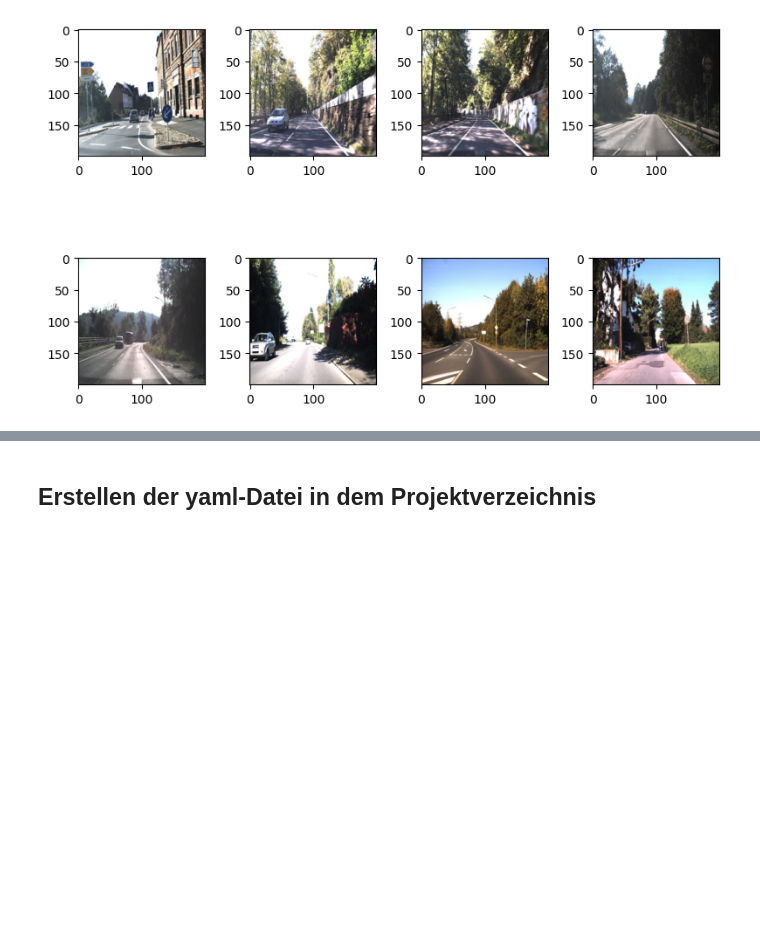
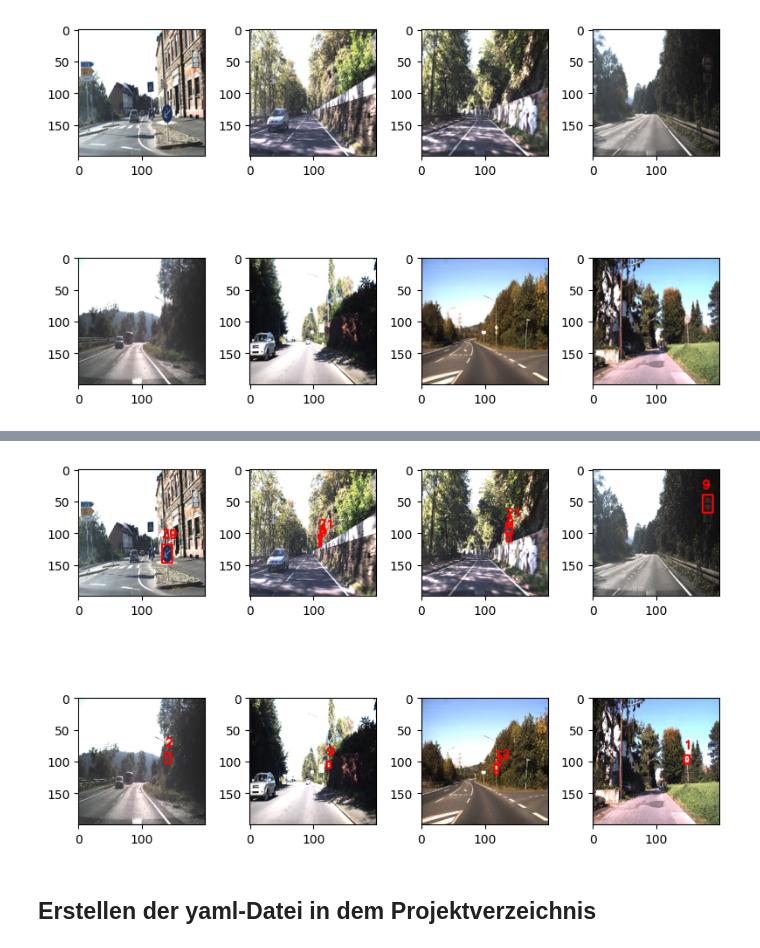
Before and after one commit to Laieb786/projekt-cnn-yolo-echtzeiterkennung-verkehszeichen-gtsrb, a Jupyter notebook: cnn_echtzeiterkennung_verkehrszeichen_modell.ipynb, the cells around one changed output, grey strips where cells are left out. Drawn from its saved outputs; the diff is of its cells as text; code cells hidden in the pictures; blank space fills up the shorter version.

Commit message:
Testen der korrekten Umwandlung der Annotationen auf die geladenen Trainingsbilder durch eine vorher implentierte Funktion

```diff
--- a/cnn_echtzeiterkennung_verkehrszeichen_modell.ipynb
+++ b/cnn_echtzeiterkennung_verkehrszeichen_modell.ipynb
@@ -186,3 +176,7 @@ PermissionError: [Errno 13] Permission denied: 'G:\\Meine Ablage\\projekt-cnn-yo
+# %%
+plot_images_with_annotations(image_names, annotations_dir=r"G:\Meine Ablage\projekt-cnn-yolo-echtzeiterkennung-verkehszeichen-gtsrb\data\labels\train", input_shape=input_shape)
+# %% [output]
+[figure, added]
 # %% [markdown]
 ## **Erstellen der yaml-Datei in dem Projektverzeichnis**
 # %%
```
Also changed, not shown: parts of 8 cells of this notebook.
